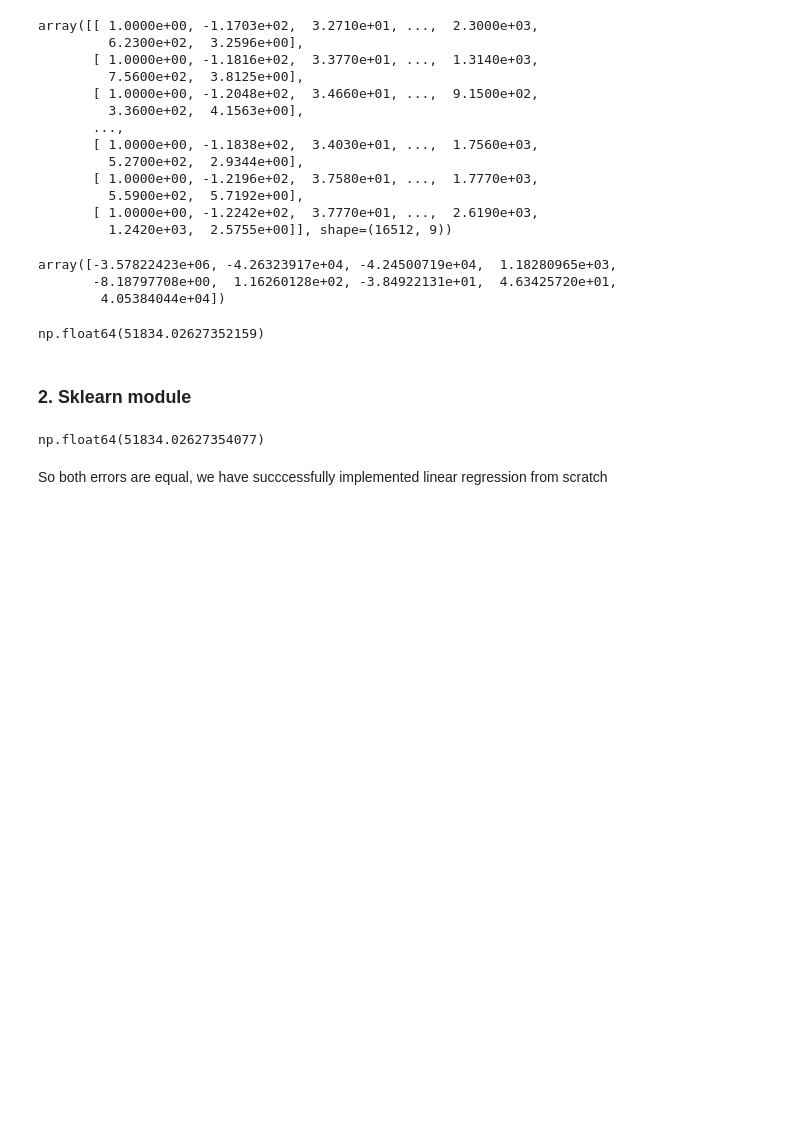
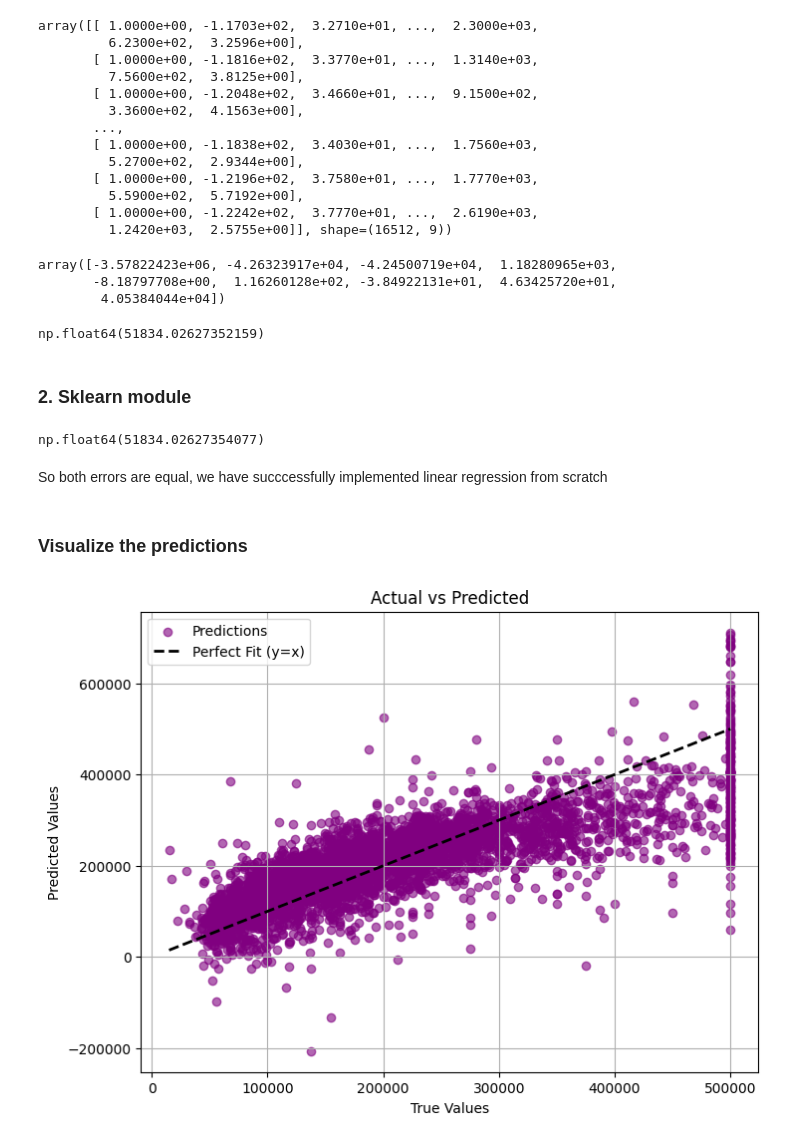
Before and after one commit to amulyaprasanth/ml_from_scratch, a Jupyter notebook: linear_regression.ipynb, the cells around one changed output. Drawn from its saved outputs; the diff is of its cells as text; code cells hidden in the pictures; blank space fills up the shorter version.

```diff
--- a/linear_regression.ipynb
+++ b/linear_regression.ipynb
@@ -90,6 +98,7 @@ test_data["total_bedrooms"] = test_data['total_bedrooms'].fillna(test_data.total
 X_train, y_train = train_data.drop("median_house_value", axis=1), train_data["median_house_value"]
 X_test, y_test = test_data.drop("median_house_value", axis=1), test_data["median_house_value"]
 
+X_train, y_train, X_test, y_test = np.array(X_train), np.array(y_train), np.array(X_test), np.array(y_test)
 X_train.shape, y_train.shape, X_test.shape, y_test.shape
 # %% [output]
 ((16512, 8), (16512,), (4128, 8), (4128,))
@@ -150,3 +159,21 @@ mean_absolute_error(y_test, preds)
 np.float64(51834.02627354077)
 # %% [markdown]
 So both errors are equal, we have succcessfully implemented linear regression from scratch
+# %% [markdown]
+### Visualize the predictions
+# %%
+import matplotlib.pyplot as plt
+import numpy as np
+
+plt.figure(figsize=(8, 6))
+plt.scatter(y_test, preds, color="purple", alpha=0.6, label="Predictions")
+plt.plot([y_test.min(), y_test.max()], [y_test.min(), y_test.max()], 'k--', lw=2, label="Perfect Fit (y=x)")
+
+plt.xlabel("True Values")
+plt.ylabel("Predicted Values")
+plt.title("Actual vs Predicted")
+plt.legend()
+plt.grid(True)
+plt.show()
+# %% [output]
+[figure, added]
```
Also changed, not shown: parts of 4 cells of this notebook, 3 other files.
